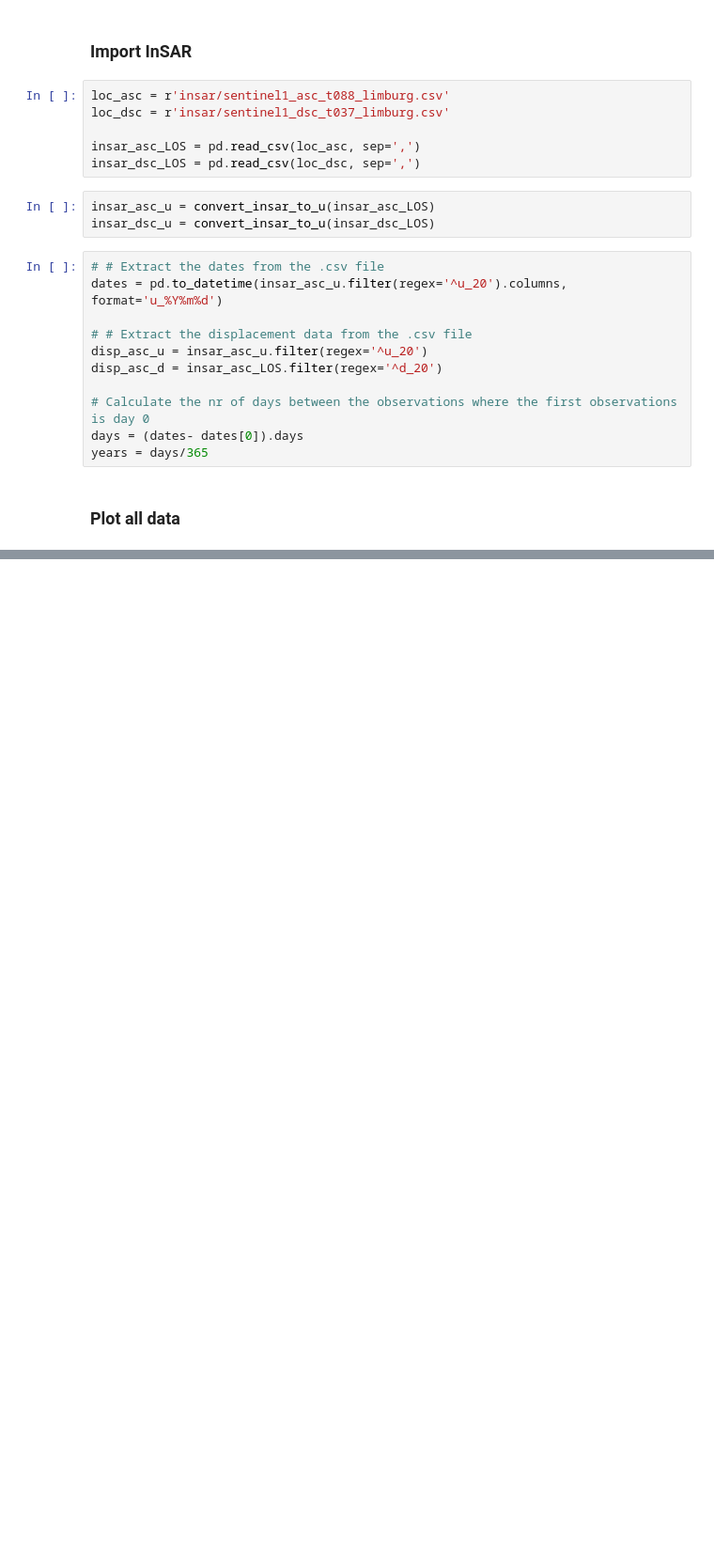
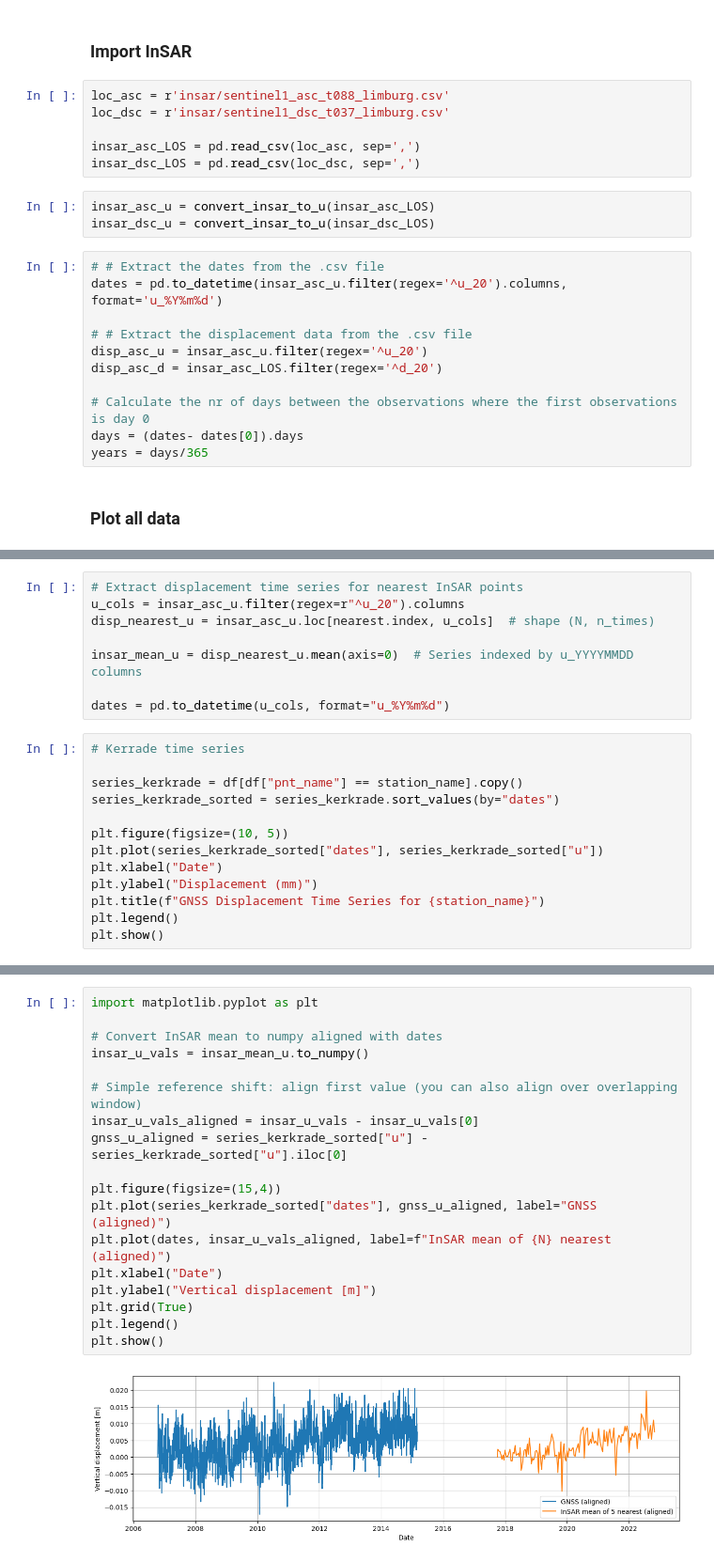
Before and after one commit to nigelwie/SHM-GH-Abandoned-Mines-Limburg, a Jupyter notebook: 02_plot_combined.ipynb, the cells around one changed output, grey strips where cells are left out. Shown at 94% size. Cells and saved outputs as stored; diff of their text form; blank space fills up the shorter version.

```diff
--- a/02_plot_combined.ipynb
+++ b/02_plot_combined.ipynb
@@ -154,0 +261,21 @@ plt.show()
+# %%
+# Extract displacement time series for nearest InSAR points
+u_cols = insar_asc_u.filter(regex=r"^u_20").columns
+disp_nearest_u = insar_asc_u.loc[nearest.index, u_cols]  # shape (N, n_times)
+
+insar_mean_u = disp_nearest_u.mean(axis=0)  # Series indexed by u_YYYYMMDD columns
+
+dates = pd.to_datetime(u_cols, format="u_%Y%m%d")
+# %%
+# Kerrade time series
+
+series_kerkrade = df[df["pnt_name"] == station_name].copy()
+series_kerkrade_sorted = series_kerkrade.sort_values(by="dates")
+
+plt.figure(figsize=(10, 5))
+plt.plot(series_kerkrade_sorted["dates"], series_kerkrade_sorted["u"])
+plt.xlabel("Date")
+plt.ylabel("Displacement (mm)")
+plt.title(f"GNSS Displacement Time Series for {station_name}")
+plt.legend()
+plt.show()
@@ -154,0 +284,20 @@ plt.show()
+# %%
+import matplotlib.pyplot as plt
+
+# Convert InSAR mean to numpy aligned with dates
+insar_u_vals = insar_mean_u.to_numpy()
+
+# Simple reference shift: align first value (you can also align over overlapping window)
+insar_u_vals_aligned = insar_u_vals - insar_u_vals[0]
+gnss_u_aligned = series_kerkrade_sorted["u"] - series_kerkrade_sorted["u"].iloc[0]
+
+plt.figure(figsize=(15,4))
+plt.plot(series_kerkrade_sorted["dates"], gnss_u_aligned, label="GNSS (aligned)")
+plt.plot(dates, insar_u_vals_aligned, label=f"InSAR mean of {N} nearest (aligned)")
+plt.xlabel("Date")
+plt.ylabel("Vertical displacement [m]")
+plt.grid(True)
+plt.legend()
+plt.show()
+# %% [output]
+[figure, added]
```
Also changed, not shown: parts of 11 cells of this notebook.
